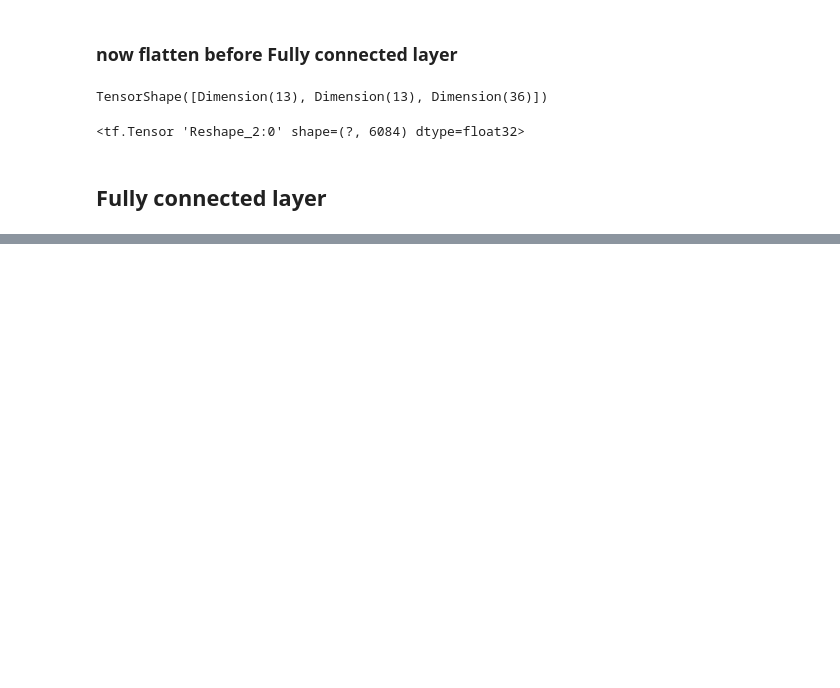
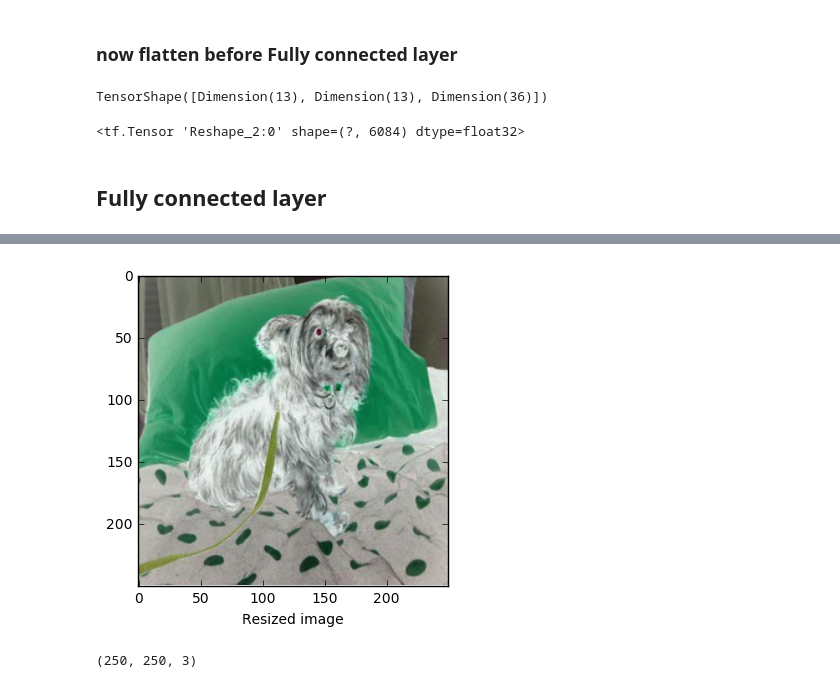
Before and after one commit to huzaifafaruqui/Machine-Learning, a Jupyter notebook: cats vs dogs.ipynb, the cells around one changed output, grey strips where cells are left out. Saved outputs shown, nothing was run; the diff lists cells and outputs as text; code cells hidden in the pictures; blank space fills up the shorter version.

```diff
--- a/cats vs dogs.ipynb
+++ b/cats vs dogs.ipynb
@@ -186,3 +180,10 @@ def create_fc_layer(input_layer,input_channels,output_channels):
     b=tf.Variable(tf.random_normal([1,output_channels]))
     layer=tf.matmul(input_layer,w)+b
     return layer
+# %%
+image_path = '/home/huzaifa/ml/cats vs dogs/small/'
+# %%
+img = Image.open(image_path+'dog.0.jpg')
+img = img.resize([250,250], Image.ANTIALIAS)
+img = np.array(img).astype('float32')
+#img = np.expand_dims(np.asarray(img), axis = 0)
@@ -188,0 +207,10 @@ def create_fc_layer(input_layer,input_channels,output_channels):
+# %%
+plt.imshow(img)
+plt.xlabel('Resized image')
+plt.show()
+# %% [output]
+[figure, added]
+# %%
+img.shape
+# %% [output]
+(250, 250, 3)
```
Also changed, not shown: parts of 17 cells of this notebook.
